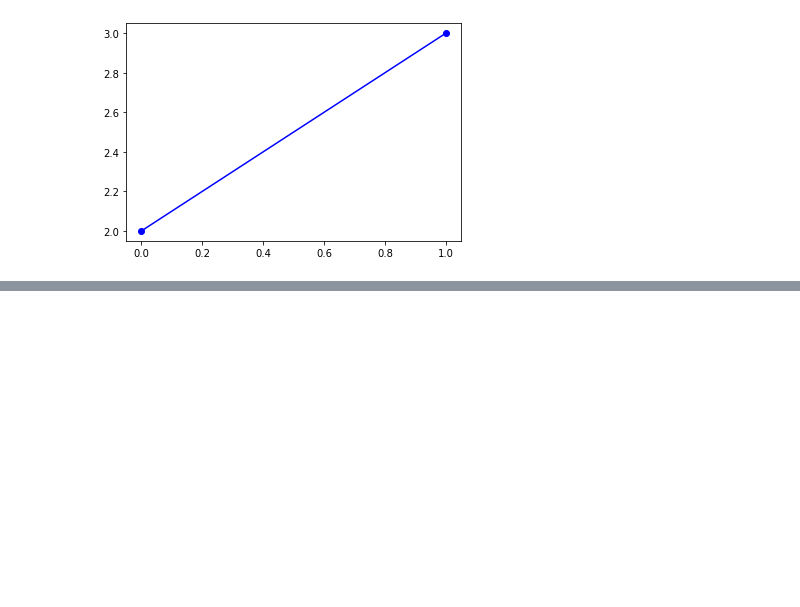
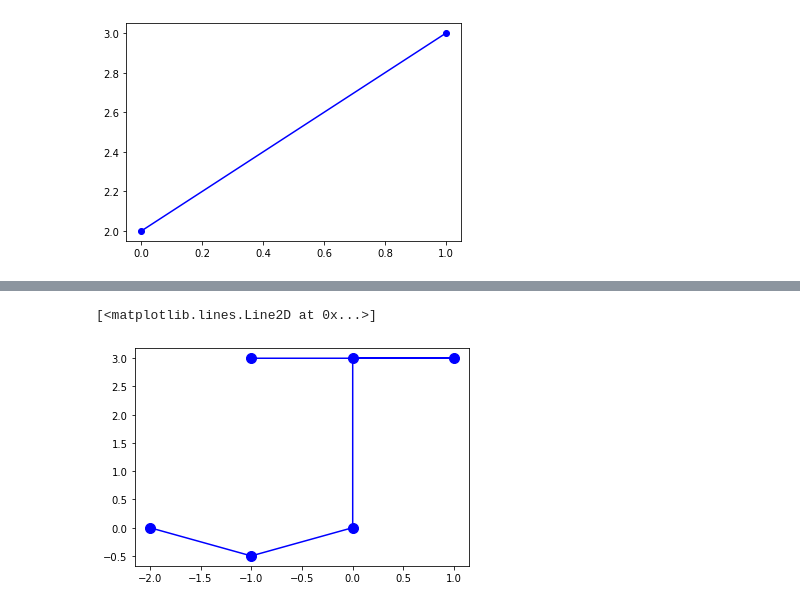
Before and after one commit to thinkpath/ai_practice, a Jupyter notebook: ch4-plot.ipynb, the cells around one changed output, grey strips where cells are left out. Cells and saved outputs as stored; diff of their text form; code cells hidden in the pictures; blank space fills up the shorter version.

```diff
--- a/ch4-plot.ipynb
+++ b/ch4-plot.ipynb
@@ -20,0 +29,7 @@ plot(x,y,marker='o',color='b') #包含端点
+# %%
+x = [-1,1,0,0,-1,-2]
+y = [3,3,3,0,-0.5,0]
+plot(x,y,marker='o',markersize=10,color='b')
+# %% [output]
+[<matplotlib.lines.Line2D at 0x...>]
+[figure, added]
```
Also changed, not shown: parts of 4 cells of this notebook.
